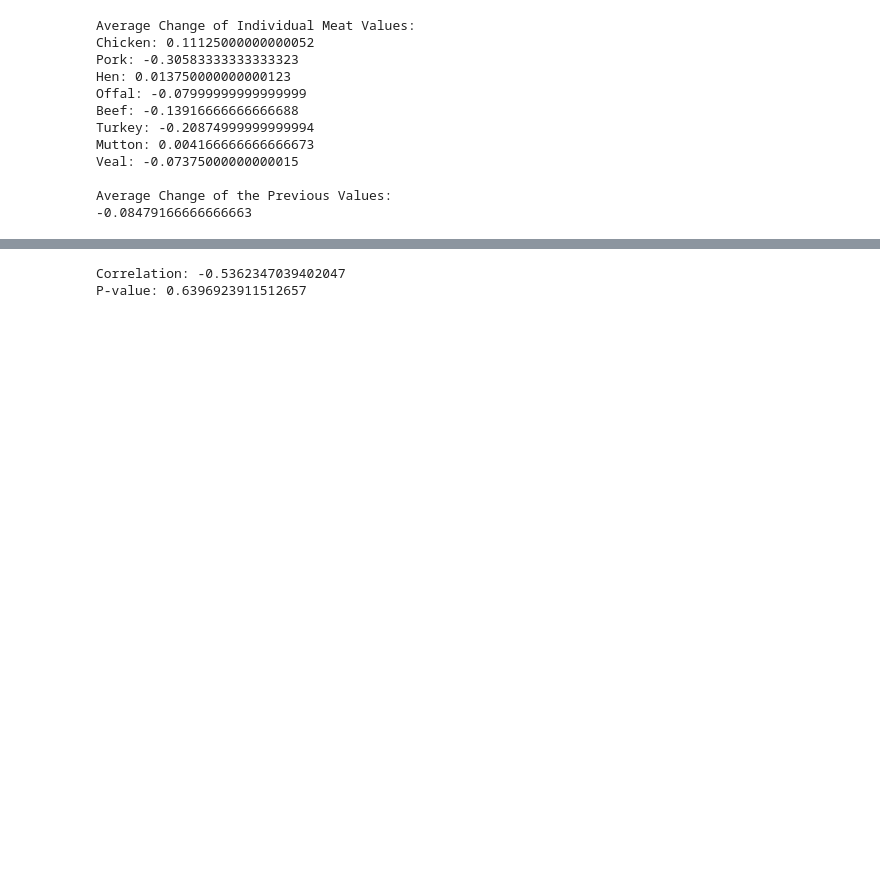
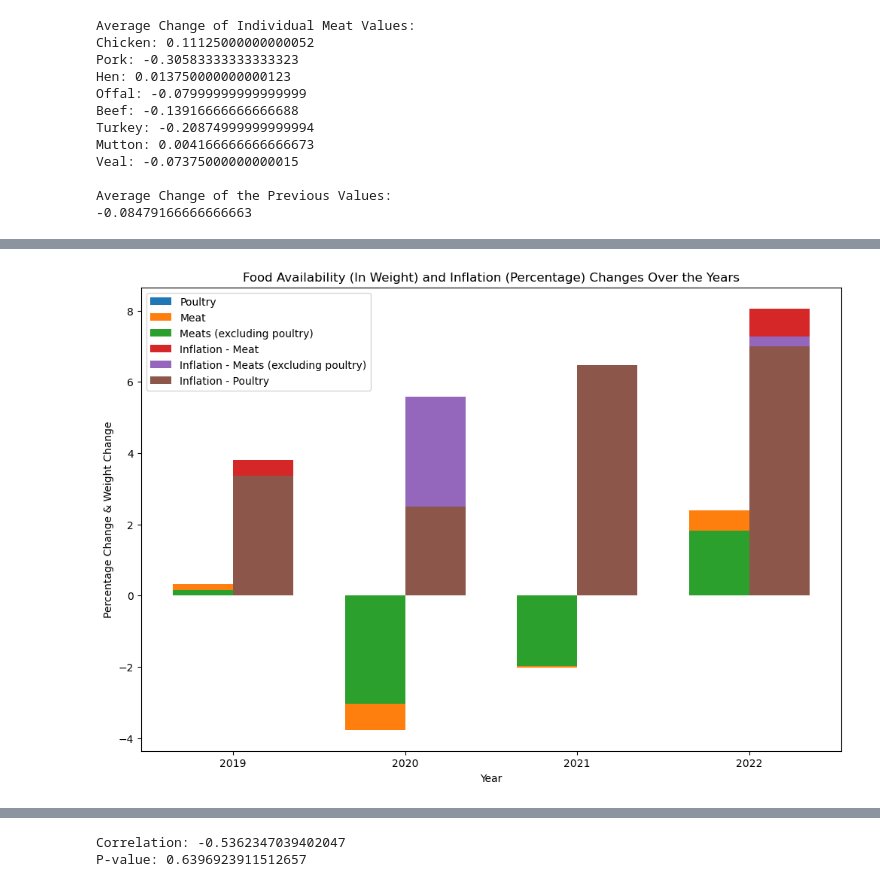
Before and after one commit to UofT-Bootcamp-Data-Analytics/Team_3_Python_Project, a Jupyter notebook: output_data/Food Availability vs Inflation. .ipynb, the cells around one changed output, grey strips where cells are left out. Drawn from its saved outputs; the diff is of its cells as text; code cells hidden in the pictures; blank space fills up the shorter version.

```diff
--- a/output_data/Food Availability vs Inflation. .ipynb
+++ b/output_data/Food Availability vs Inflation. .ipynb
@@ -364,2 +371,38 @@ plt.show()
+# %%
+years = ["2019", "2020", "2021", "2022"]
+poultry_changes = [0.27, -0.57 , -0.05, 0.60]
+meat_changes = [0.32, -3.77, -2.02, 2.40]
+meats_excluding_poultry_changes = [0.15, -3.03, -1.97, 1.83]
+inflation_changes_meat = [3.80, 4.52, 4.32, 8.06]
+inflation_changes_meats_excluding_poultry = [2.81, 5.59, 3.20, 7.27]
+inflation_changes_poultry = [3.36, 2.50, 6.46, 6.99]
+
+plt.figure(figsize=(12, 8))
+
+bar_width = 0.35
+
+bar_positions = np.arange(len(years))
+
+plt.bar(bar_positions - bar_width/2, poultry_changes, width=bar_width, label='Poultry')
+plt.bar(bar_positions - bar_width/2, meat_changes, width=bar_width, label='Meat')
+plt.bar(bar_positions - bar_width/2, meats_excluding_poultry_changes, width=bar_width, label='Meats (excluding poultry)')
+
+plt.bar(bar_positions + bar_width/2, inflation_changes_meat, width=bar_width, label='Inflation - Meat')
+plt.bar(bar_positions + bar_width/2, inflation_changes_meats_excluding_poultry, width=bar_width, label='Inflation - Meats (excluding poultry)')
+plt.bar(bar_positions + bar_width/2, inflation_changes_poultry, width=bar_width, label='Inflation - Poultry')
+
+plt.xlabel("Year")
+plt.ylabel("Percentage Change & Weight Change")
+plt.title("Food Availability (In Weight) and Inflation (Percentage) Changes Over the Years")
+
+plt.xticks(bar_positions, years)
+
+plt.legend()
+
+plt.savefig("Changes in Weight vs Inflation Change per year.png")
+
+plt.show()
+# %% [output]
+[figure, added]
 # %%
 # Define the data
```
Also changed, not shown: parts of 8 cells of this notebook, 3 other files.
